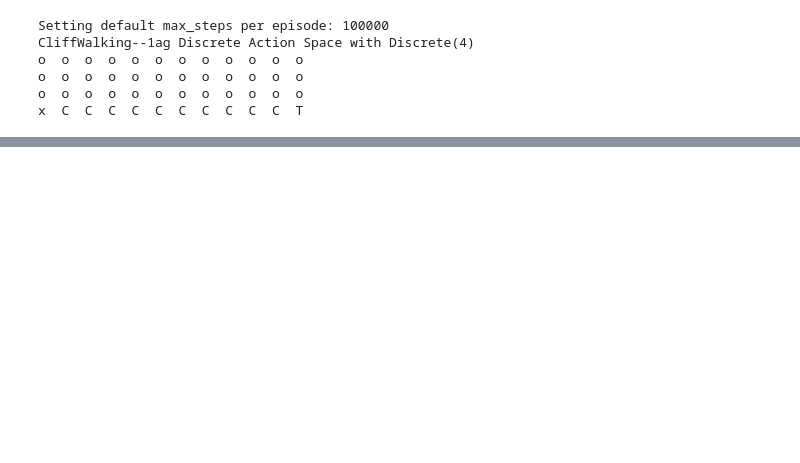
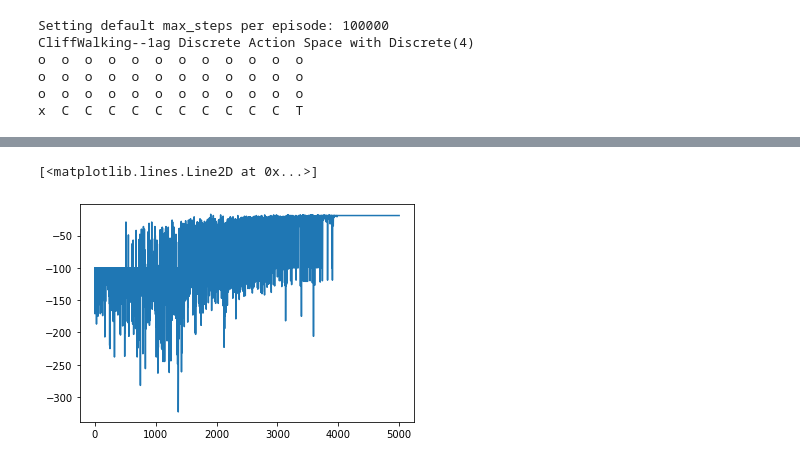
Before and after one commit to santmarti/SDIC-Code, a Jupyter notebook: notebooks/03-Sarsa-Q-Learning.ipynb, the cells around one changed output, grey strips where cells are left out. Cells and saved outputs as stored; diff of their text form; code cells hidden in the pictures; blank space fills up the shorter version.

```diff
--- a/notebooks/03-Sarsa-Q-Learning.ipynb
+++ b/notebooks/03-Sarsa-Q-Learning.ipynb
@@ -39,7 +44,12 @@ class Q_function():
         self.f = {}
 
     def predict(self, s, a=None):
-        return 0
+        if s not in self.f:
+             self.f[s] = [0]*self.nactions
+        return self.f[s] if a is None else self.f[s][a]
 
     def update(self, s, a, y):
-        pass
+        self.f[s][a] = y
+
+    def size(self):
+        return len(self.f)
@@ -61,12 +132,0 @@ plt.plot(env.history["episode_rew"])
-# %%
-def SARSA_learning(env, learning_rate=0.3, discount_factor=0.9, num_episodes=5000, num_episodes_end=4000):
-    epsilon_ini = 1
-    np.random.seed()
-    env.history = {"episode_rew":[], "episode_steps":[]}
-
-    Q =  Q_function(env)
-
-    sum_rew_epi = 0
-
-    env.close()
-    return Q
@@ -73,7 +182,10 @@ def SARSA_learning(env, learning_rate=0.3, discount_factor=0.9, num_episodes=500
 # %%
 # Careful with the discount factor for SARSA it may not converge if < 1
 # Reason being: as SARSA being on-policy and risc averse, if we act greedy with respect to reward it does not converge
 
-params = {"learning_rate":0.1, "discount_factor":0.999, "num_episodes":5000, "num_episodes_end":4000}
+params = {"learning_rate":0.1, "discount_factor":1.0, "num_episodes":5000, "num_episodes_end":4000}
 q_func = SARSA_learning(env, **params)
 plt.plot(env.history["episode_rew"])
+# %% [output]
+[<matplotlib.lines.Line2D at 0x...>]
+[figure, added]
```
Also changed, not shown: parts of 9 cells of this notebook.
